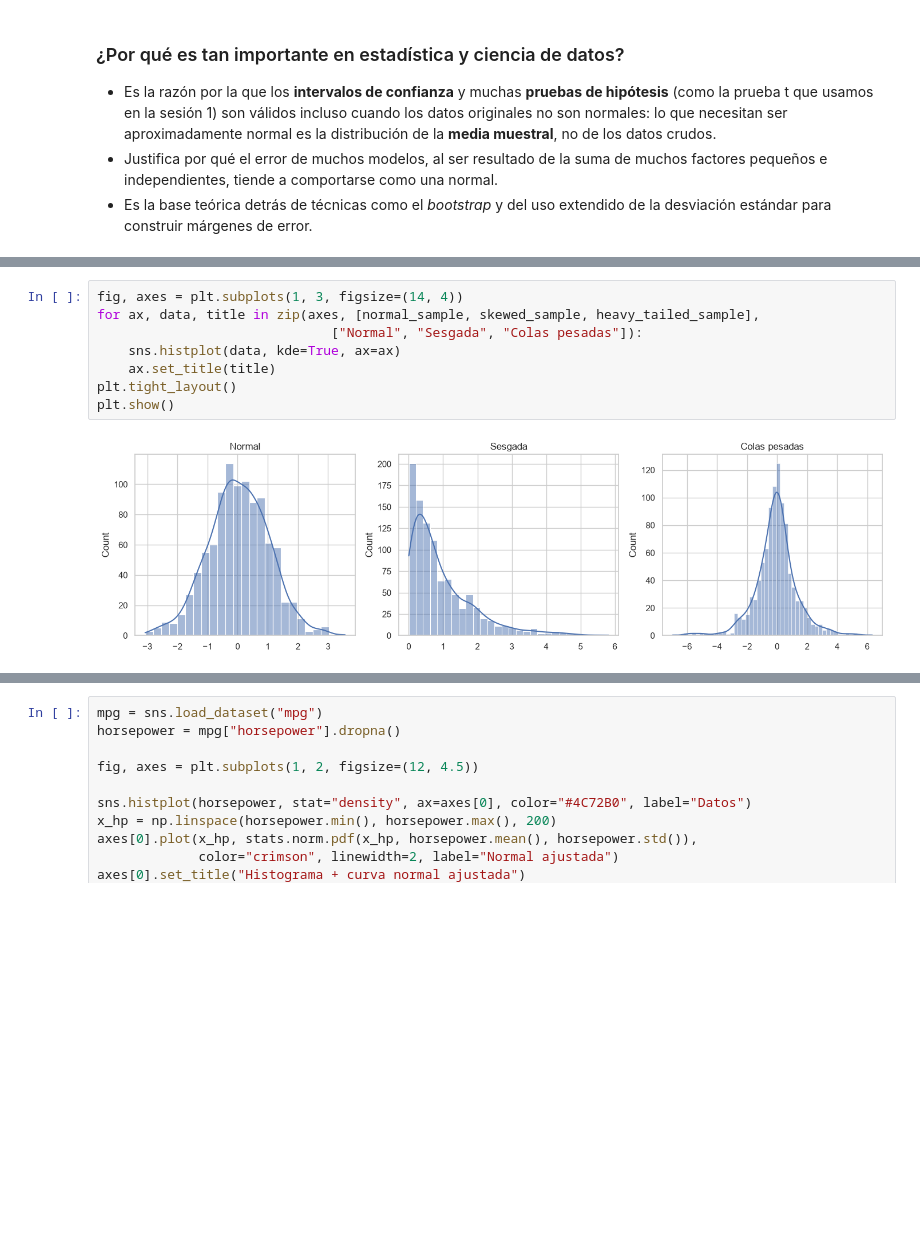
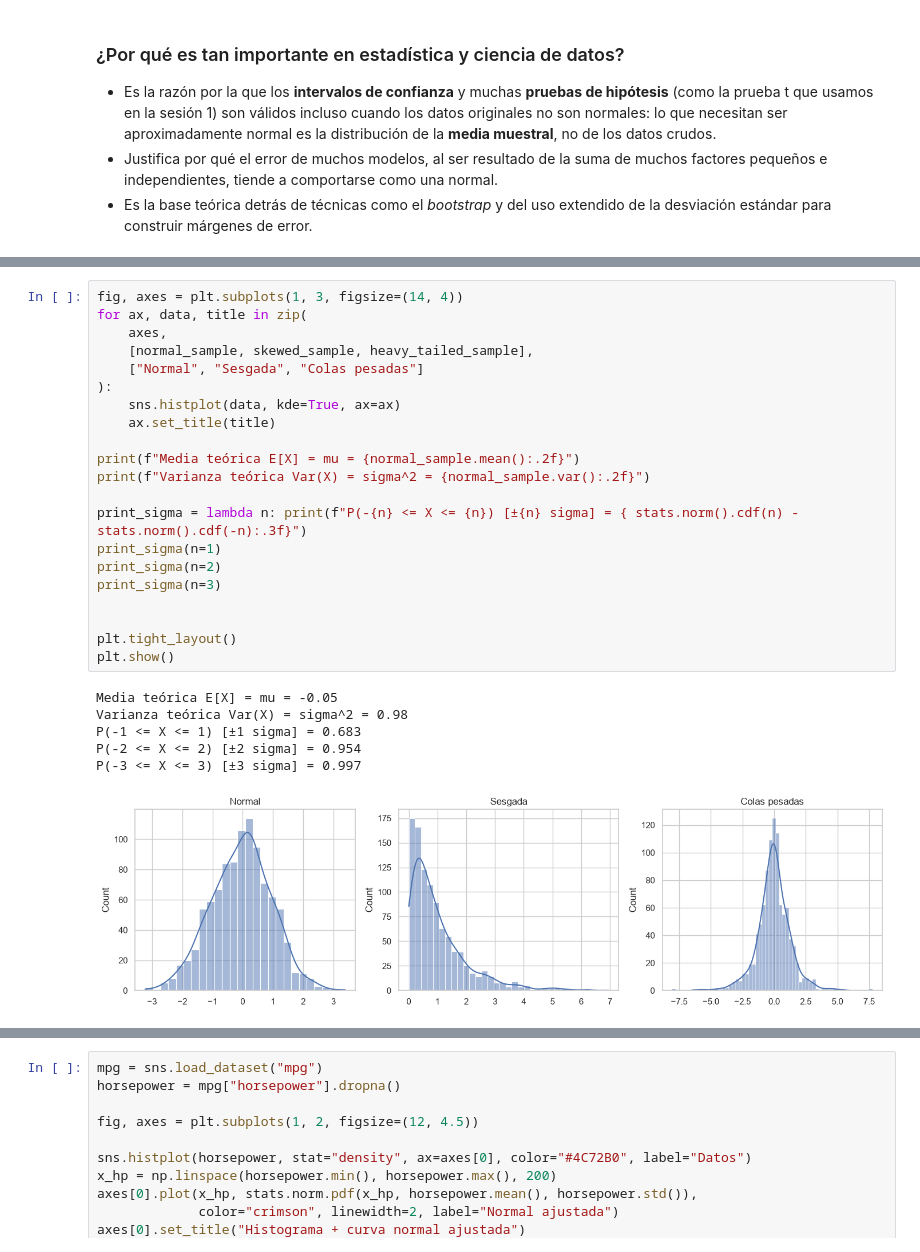
Before and after one commit to nicolasggiraldo/esp_estadistica_202607, a Jupyter notebook: notebooks/03_distribuciones_teoricas_normalidad.ipynb, the cells around one changed output, grey strips where cells are left out. Saved outputs shown, nothing was run; the diff lists cells and outputs as text; blank space fills up the shorter version.

```diff
--- a/notebooks/03_distribuciones_teoricas_normalidad.ipynb
+++ b/notebooks/03_distribuciones_teoricas_normalidad.ipynb
@@ -420,13 +430,31 @@ comparison
 # %%
 fig, axes = plt.subplots(1, 3, figsize=(14, 4))
-for ax, data, title in zip(axes, [normal_sample, skewed_sample, heavy_tailed_sample],
-                              ["Normal", "Sesgada", "Colas pesadas"]):
+for ax, data, title in zip(
+    axes,
+    [normal_sample, skewed_sample, heavy_tailed_sample],
+    ["Normal", "Sesgada", "Colas pesadas"]
+):
     sns.histplot(data, kde=True, ax=ax)
     ax.set_title(title)
+
+print(f"Media teórica E[X] = mu = {normal_sample.mean():.2f}")
+print(f"Varianza teórica Var(X) = sigma^2 = {normal_sample.var():.2f}")
+
+print_sigma = lambda n: print(f"P(-{n} <= X <= {n}) [±{n} sigma] = { stats.norm().cdf(n) -  stats.norm().cdf(-n):.3f}")
+print_sigma(n=1)
+print_sigma(n=2)
+print_sigma(n=3)
+
+
 plt.tight_layout()
 plt.show()
 # %% [output]
+Media teórica E[X] = mu = -0.05
+Varianza teórica Var(X) = sigma^2 = 0.98
+P(-1 <= X <= 1) [±1 sigma] = 0.683
+P(-2 <= X <= 2) [±2 sigma] = 0.954
+P(-3 <= X <= 3) [±3 sigma] = 0.997
-[figure, old version]
+[figure, new version]
 # %% [markdown]
 ### Pruebas estadísticas de normalidad
 
```
Also changed, not shown: parts of 19 cells of this notebook, 3 other files.
